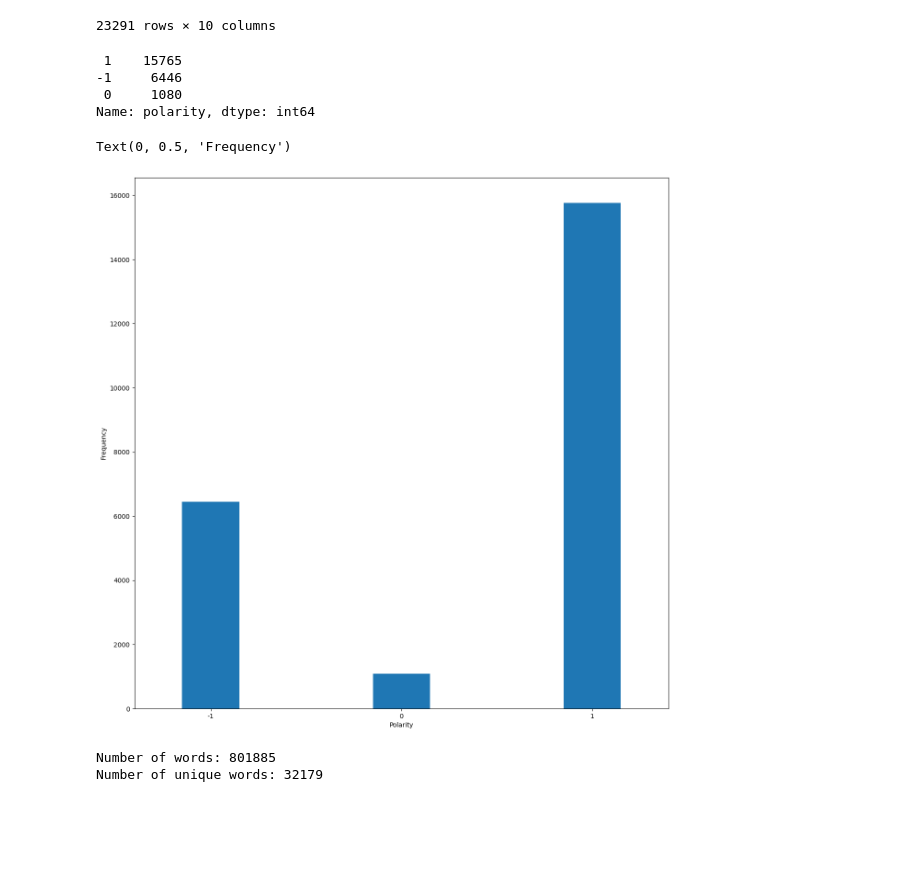
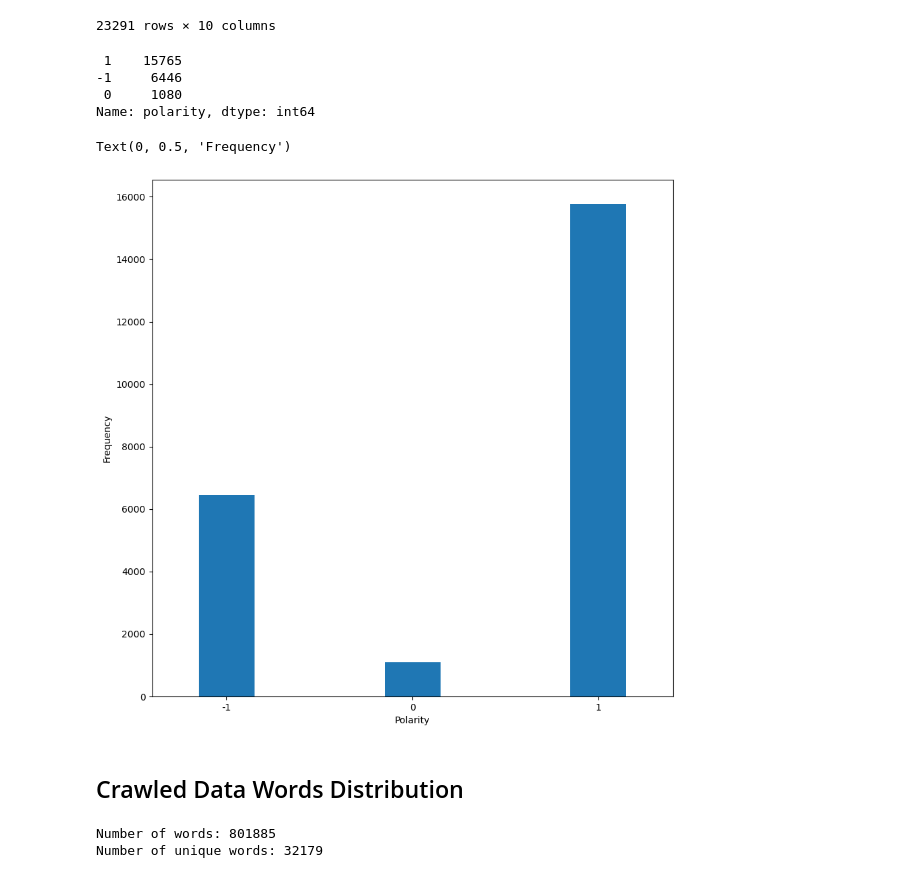
Before and after one commit to GxTeo/CZ-CE4045_NLP_Group_12, a Jupyter notebook: crawled_data_aspect.ipynb, the cells around one changed output. Saved outputs shown, nothing was run; the diff lists cells and outputs as text; code cells hidden in the pictures; blank space fills up the shorter version.

```diff
--- a/crawled_data_aspect.ipynb
+++ b/crawled_data_aspect.ipynb
@@ -151,17 +151,19 @@ clean_df
 # %%
 # Check if the dataset is balanced
 print(clean_df["polarity"].value_counts())
 
-clean_df['polarity'].value_counts(sort=False).plot.bar(figsize=(15,15), width = 0.3, rot=0)
+clean_df['polarity'].value_counts(sort=False).plot.bar(figsize=(10,10), width = 0.3, rot=0)
 plt.xlabel('Polarity')
 plt.ylabel('Frequency')
 # %% [output]
  1    15765
 -1     6446
  0     1080
 Name: polarity, dtype: int64
 Text(0, 0.5, 'Frequency')
-[figure, old version]
+[figure, new version]
+# %% [markdown]
+## Crawled Data Words Distribution
 # %%
 no_of_words = 0
 unique_words = set()
```
Also changed, not shown: parts of 10 cells of this notebook, 3 other files.
